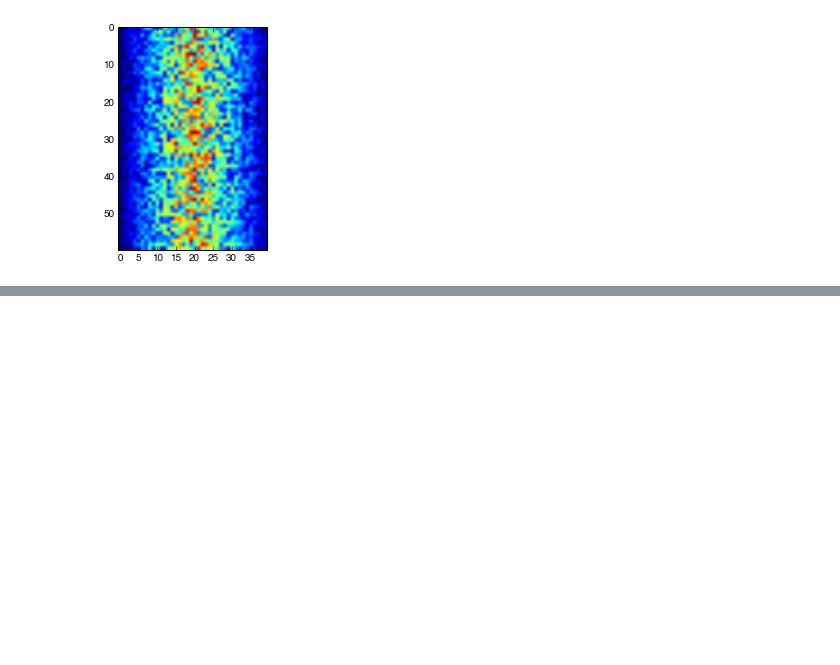
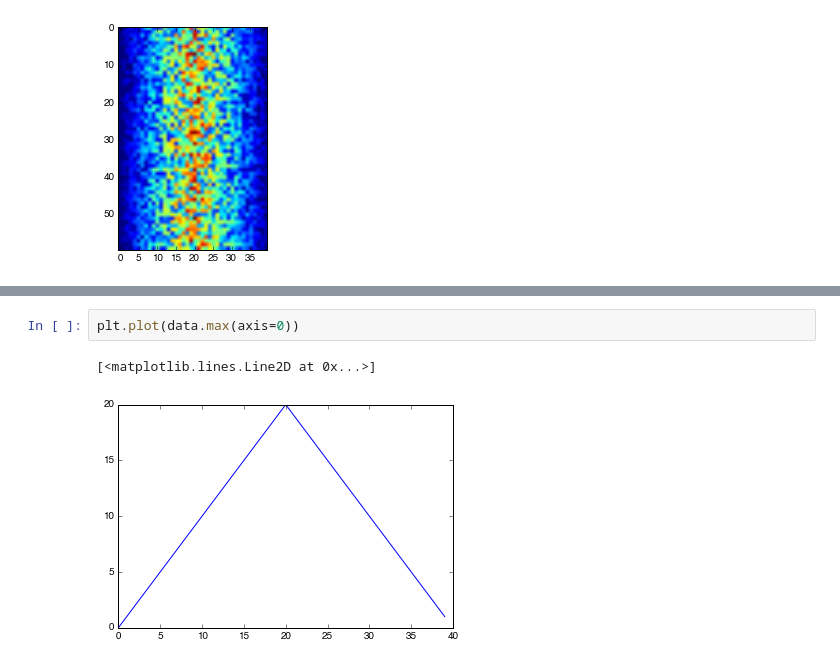
Before and after one commit to dotsdl/swc_asuphysics_python, a Jupyter notebook: Inflmmation_analysis.ipynb, the cells around one changed output, grey strips where cells are left out. Drawn from its saved outputs; the diff is of its cells as text; blank space fills up the shorter version.

```diff
--- a/Inflmmation_analysis.ipynb
+++ b/Inflmmation_analysis.ipynb
@@ -175,0 +181,5 @@ plt.imshow(data)
+# %%
+plt.plot(data.max(axis=0))
+# %% [output]
+[<matplotlib.lines.Line2D at 0x...>]
+[figure, added]
```
Also changed, not shown: parts of 2 cells of this notebook.
